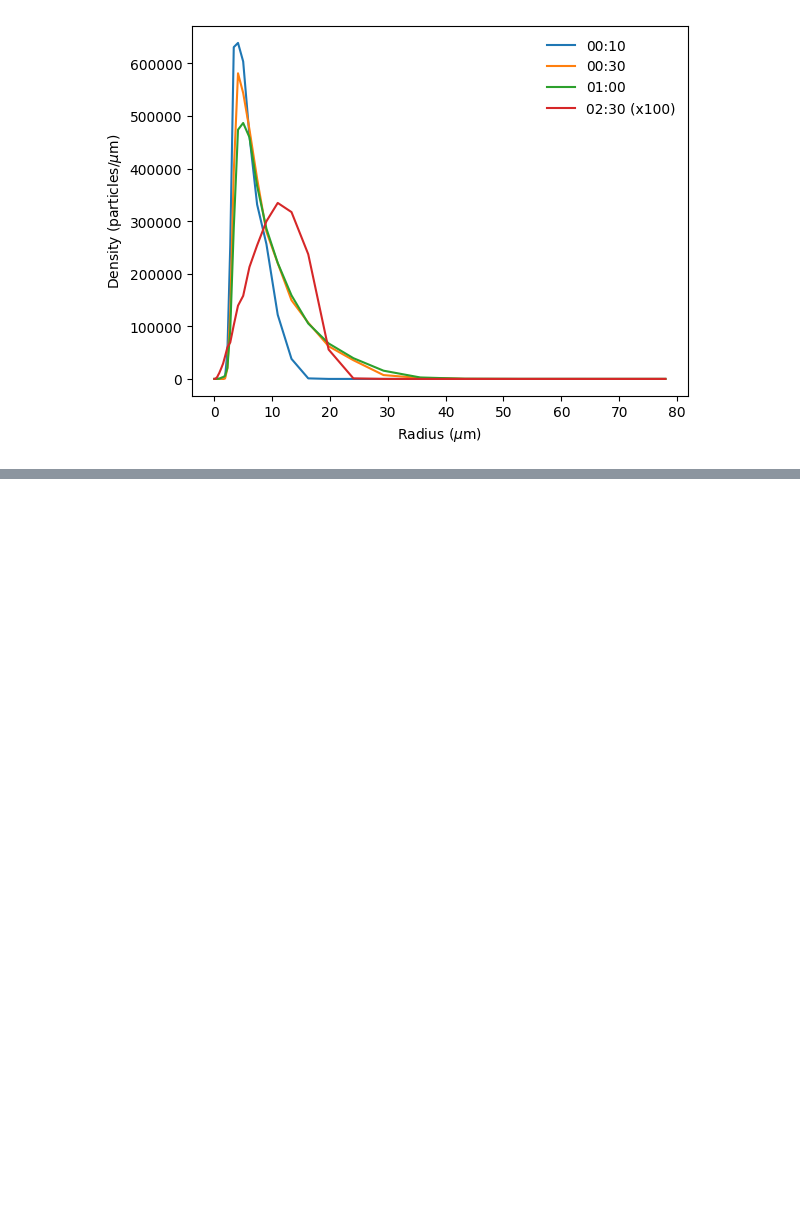
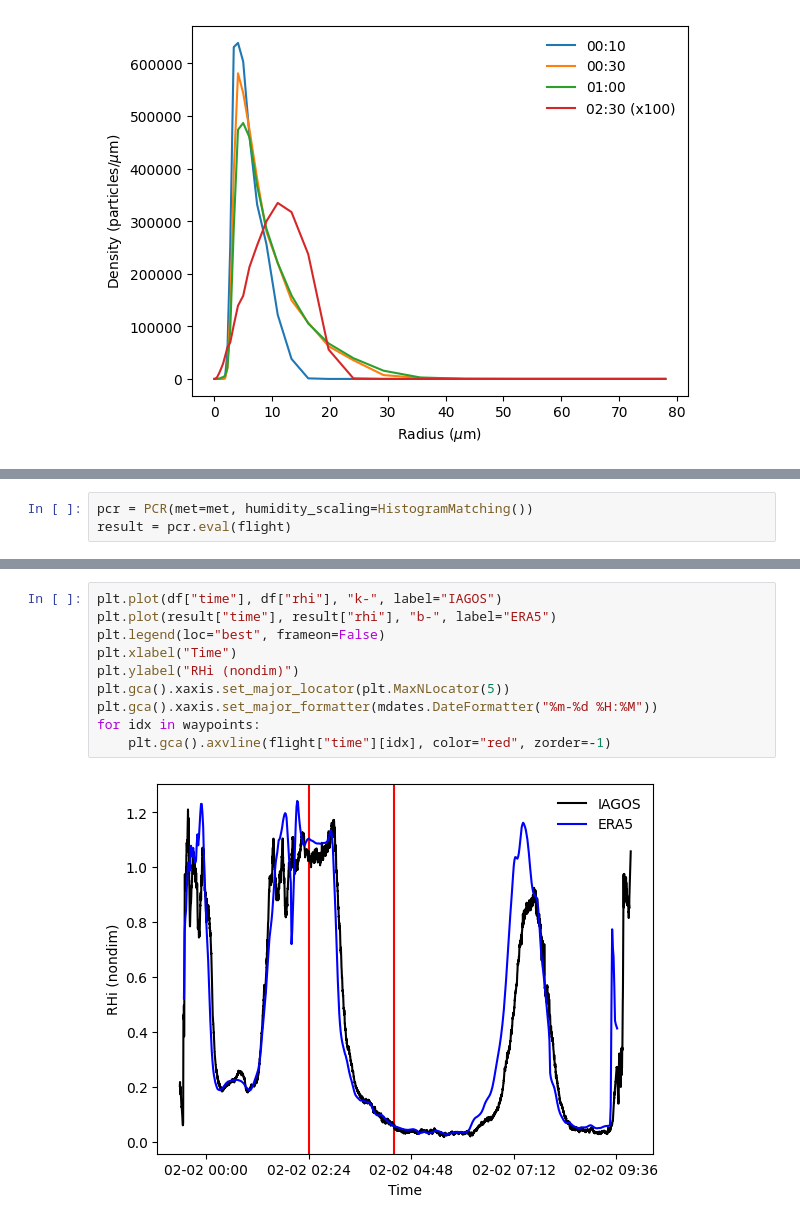
Before and after one commit to contrailcirrus/2024-06-contrails-workshop, a Jupyter notebook: labs/apcemm/APCEMM.ipynb, the cells around one changed output, grey strips where cells are left out. Cells and saved outputs as stored; diff of their text form; blank space fills up the shorter version.

```diff
--- a/labs/apcemm/APCEMM.ipynb
+++ b/labs/apcemm/APCEMM.ipynb
@@ -266,0 +293,3 @@ plt.legend(loc="upper right", frameon=False)
+# %%
+pcr = PCR(met=met, humidity_scaling=HistogramMatching())
+result = pcr.eval(flight)
@@ -266,0 +307,12 @@ plt.legend(loc="upper right", frameon=False)
+# %%
+plt.plot(df["time"], df["rhi"], "k-", label="IAGOS")
+plt.plot(result["time"], result["rhi"], "b-", label="ERA5")
+plt.legend(loc="best", frameon=False)
+plt.xlabel("Time")
+plt.ylabel("RHi (nondim)")
+plt.gca().xaxis.set_major_locator(plt.MaxNLocator(5))
+plt.gca().xaxis.set_major_formatter(mdates.DateFormatter("%m-%d %H:%M"))
+for idx in waypoints:
+    plt.gca().axvline(flight["time"][idx], color="red", zorder=-1)
+# %% [output]
+[figure, added]
```
Also changed, not shown: parts of 32 cells of this notebook.
